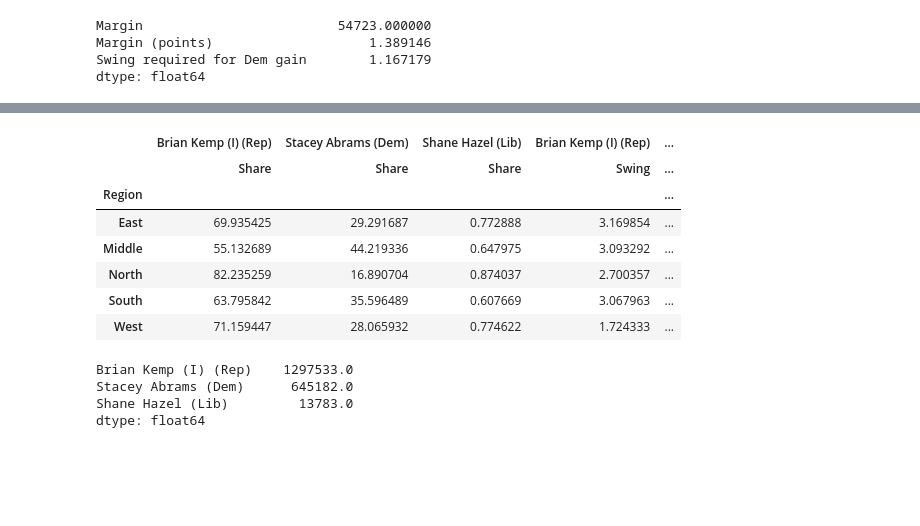
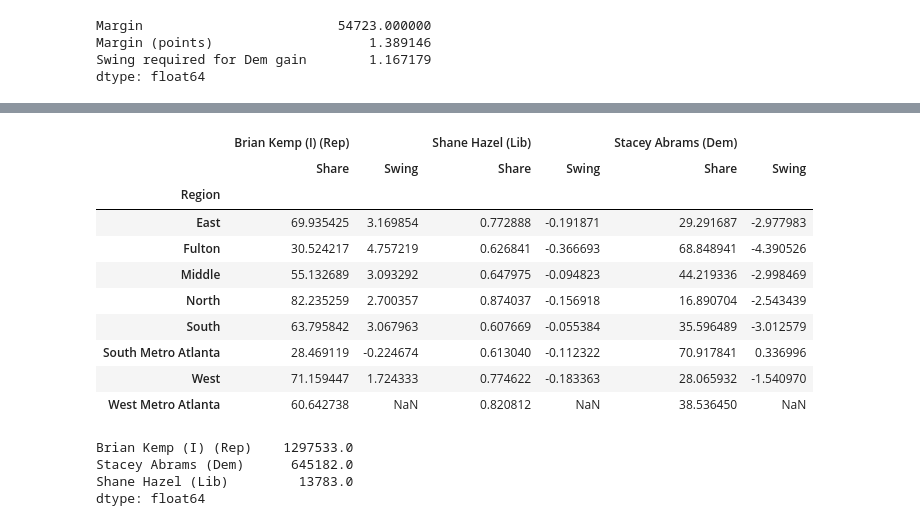
Before and after one commit to davidboers/2026electionmodels, a Jupyter notebook: statewides.ipynb, the cells around one changed output, grey strips where cells are left out. Saved outputs shown, nothing was run; the diff lists cells and outputs as text; code cells hidden in the pictures; blank space fills up the shorter version.

```diff
--- a/statewides.ipynb
+++ b/statewides.ipynb
@@ -155,0 +91,14 @@ Name: Brian Kemp (I) (Rep), dtype: object
+# %%
+def agg_uniq(s: pd.Series):
+    vals = s.values.unique()
+    if len(vals) != 1:
+        print(s)
+        assert len(vals) == 1
+    [val] = vals
+    return val
+
+metro_prec_data_rg_map = metro_prec_data.set_index(['County', 'Reporting Group'])
+metro_prec_data_rg_map = metro_prec_data_rg_map[['Subregion', 'Region']]
+metro_prec_data_rg_map = metro_prec_data_rg_map.groupby(metro_prec_data_rg_map.index).agg(agg_uniq)
+metro_prec_data_rg_map.index = [f'{rg}, {county}' for (county, rg) in metro_prec_data_rg_map.index]
+metro_prec_data_rg_map
@@ -183,7 +148,7 @@ Margin (points)                    1.389146
 Swing required for Dem gain        1.167179
 dtype: float64
 # %%
-curr = results_data['Governor']['County']
+curr = import_historical(2022, 'governor')
 results_table = display_single_results(curr)
 
 results_table.loc[kemp2022, 'Swing'] = results_table.loc[kemp2022, 'Share'] - prev_table.loc['BRIAN KEMP  (REP)', 'Share']
@@ -229,39 +194,56 @@ ranges
 # %%
-prev_votes_county = pd.DataFrame(prev)
-prev_cands = prev_votes_county.columns
-prev_votes_county = prev_votes_county.groupby(level='County').agg(sum)
-prev_votes_county['Total Votes'] = prev_votes_county.index.map(lambda i: prev_votes_county.loc[i].sum())
-prev_shares = pd.DataFrame(prev_votes_county)
-prev_shares['Region'] = counties['Region']
-prev_shares = prev_shares.groupby('Region').agg(sum)
-for cand in prev_cands:
-    prev_shares[cand] = prev_shares[cand] / prev_shares['Total Votes'] * 100
+def cross_table(votes, votes_metro):
+    def find_prg(i):
+        try:
+            rg = metro_prec_data.loc[(i[0], i[1], '2022'), 'Reporting Group']
+            return f'{rg}, {i[0]}'
+        except KeyError:
+            return f'None, {i[0]}'
+    votes_metro['Reporting Group'] = votes_metro.index.map(find_prg)
+    votes_metro = votes_metro.groupby(['Reporting Group', 'Vote Method']).sum()
+    votes = pd.concat([votes, votes_metro])
+    votes.index = votes.index.set_names(['County/Reporting Group', 'Vote Method'])
+    # Setup
+    cands = votes.columns
+    votes = votes.groupby(level=['County/Reporting Group']).agg(sum)
+    votes['Total Votes'] = votes.index.map(lambda i: votes.loc[i].sum())
+    shares = pd.DataFrame(votes)
+    # Region
+    shares['Region'] = (
+        metro_prec_data_rg_map['Region']
+        .reindex(shares.index)
+        .fillna(counties['Region'].reindex(shares.index))
+    )
+    shares = shares.groupby('Region').agg(sum)
+    for cand in cands:
+        shares[cand] = shares[cand] / shares['Total Votes'] * 100
+    return [votes, shares]
+
+prev_votes = pd.DataFrame(prev)
+prev_votes_metro = import_historical(2018, 'governor', metro=True)
+curr_votes = pd.DataFrame(curr)
+curr_votes_metro = import_historical(2022, 'governor', metro=True)
+[_, prev_shares] = cross_table(prev_votes, prev_votes_metro)
+[_, curr_shares] = cross_table(curr_votes, curr_votes_metro)
 
 index = pd.MultiIndex.from_tuples([y for x in [[(reg, 'Current'), (reg, 'Projection')] for reg in regions] for y in x], names=('Region', 'Model'))
-curr_votes_county = pd.DataFrame(curr)
-curr_cands = curr_votes_county.columns
-curr_votes_county['Total Votes'] = curr_votes_county.index.map(lambda i: curr_votes_county.loc[i].sum())
-curr_votes_county = curr_votes_county.groupby(level='County').agg(sum)
-curr_shares = pd.DataFrame(curr_votes_county)
-curr_shares['Region'] = counties['Region']
-curr_shares = curr_shares.groupby('Region').agg(sum)
-for cand in curr_cands:
-    curr_shares[cand] = curr_shares[cand] / curr_shares['Total Votes'] * 100
-curr_shares = curr_shares.drop(['Total Votes'], axis=1)
 curr_shares = pd.concat([curr_shares], axis=1, keys=['Share']).swaplevel(0, 1, 1)
 curr_shares[(kemp2022, 'Swing')] = curr_shares[kemp2022, 'Share'] - prev_shares['BRIAN KEMP  (REP)']
 curr_shares[(abrams2022, 'Swing')] = curr_shares[abrams2022, 'Share'] - prev_shares['STACEY ABRAMS  (DEM)']
 curr_shares[(hazel2022, 'Swing')] = curr_shares[hazel2022, 'Share'] - prev_shares['TED METZ (LIB)']
-curr_shares
+curr_shares.sort_index(axis=1).drop(['Total Votes'], axis=1)
 # %% [output]
-|  | Brian Kemp (I) (Rep) | Stacey Abrams (Dem) | Shane Hazel (Lib) | Brian Kemp (I) (Rep) | ... |
-|  | Share | Share | Share | Swing | ... |
-| Region |  |  |  |  | ... |
-| East | 69.935425 | 29.291687 | 0.772888 | 3.169854 | ... |
-| Middle | 55.132689 | 44.219336 | 0.647975 | 3.093292 | ... |
-| North | 82.235259 | 16.890704 | 0.874037 | 2.700357 | ... |
-| South | 63.795842 | 35.596489 | 0.607669 | 3.067963 | ... |
-| West | 71.159447 | 28.065932 | 0.774622 | 1.724333 | ... |
+|  | Brian Kemp (I) (Rep) |  | Shane Hazel (Lib) |  | Stacey Abrams (Dem) |  |
+|  | Share | Swing | Share | Swing | Share | Swing |
+| Region |  |  |  |  |  |  |
+| East | 69.935425 | 3.169854 | 0.772888 | -0.191871 | 29.291687 | -2.977983 |
+| Fulton | 30.524217 | 4.757219 | 0.626841 | -0.366693 | 68.848941 | -4.390526 |
+| Middle | 55.132689 | 3.093292 | 0.647975 | -0.094823 | 44.219336 | -2.998469 |
+| North | 82.235259 | 2.700357 | 0.874037 | -0.156918 | 16.890704 | -2.543439 |
+| South | 63.795842 | 3.067963 | 0.607669 | -0.055384 | 35.596489 | -3.012579 |
+| South Metro Atlanta | 28.469119 | -0.224674 | 0.613040 | -0.112322 | 70.917841 | 0.336996 |
+| West | 71.159447 | 1.724333 | 0.774622 | -0.183363 | 28.065932 | -1.540970 |
+| West Metro Atlanta | 60.642738 | NaN | 0.820812 | NaN | 38.536450 | NaN |
 # %%
 import model
 
```
Also changed, not shown: parts of 12 cells of this notebook, 5 other files.
